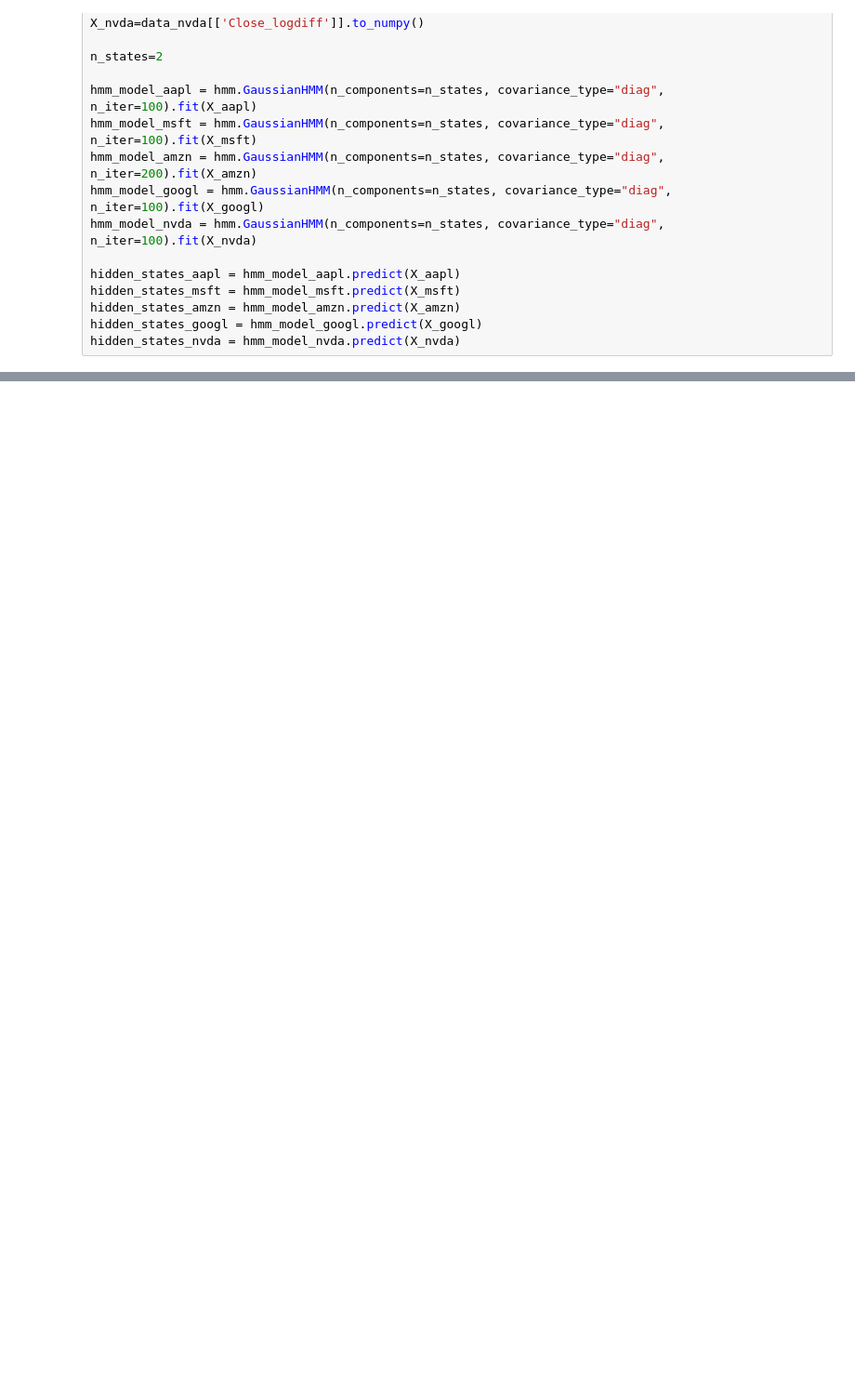
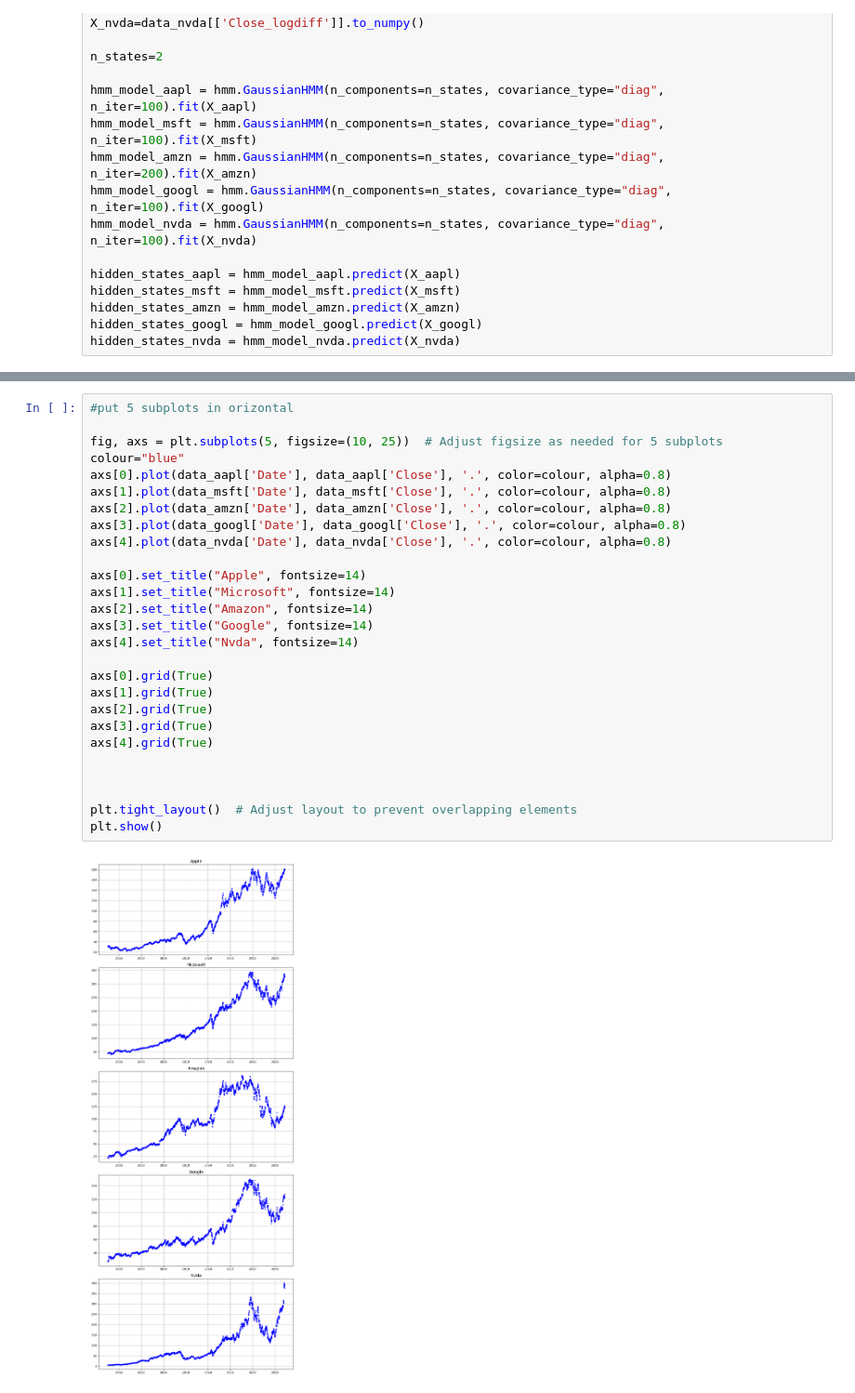
Before and after one commit to mzampar/PML_ARHMM, a Jupyter notebook: hmm_top5_analysis.ipynb, the cells around one changed output, grey strips where cells are left out. Shown at 93% size. Drawn from its saved outputs; the diff is of its cells as text; blank space fills up the shorter version.

```diff
--- a/hmm_top5_analysis.ipynb
+++ b/hmm_top5_analysis.ipynb
@@ -163,0 +164,29 @@ plt.show()
+# %%
+#put 5 subplots in orizontal
+
+fig, axs = plt.subplots(5, figsize=(10, 25))  # Adjust figsize as needed for 5 subplots
+colour="blue"
+axs[0].plot(data_aapl['Date'], data_aapl['Close'], '.', color=colour, alpha=0.8)
+axs[1].plot(data_msft['Date'], data_msft['Close'], '.', color=colour, alpha=0.8)
+axs[2].plot(data_amzn['Date'], data_amzn['Close'], '.', color=colour, alpha=0.8)
+axs[3].plot(data_googl['Date'], data_googl['Close'], '.', color=colour, alpha=0.8)
+axs[4].plot(data_nvda['Date'], data_nvda['Close'], '.', color=colour, alpha=0.8)
+
+axs[0].set_title("Apple", fontsize=14)
+axs[1].set_title("Microsoft", fontsize=14)
+axs[2].set_title("Amazon", fontsize=14)
+axs[3].set_title("Google", fontsize=14)
+axs[4].set_title("Nvda", fontsize=14)
+
+axs[0].grid(True)
+axs[1].grid(True)
+axs[2].grid(True)
+axs[3].grid(True)
+axs[4].grid(True)
+
+
+
+plt.tight_layout()  # Adjust layout to prevent overlapping elements
+plt.show()
+# %% [output]
+[figure, added]
```
Also changed, not shown: parts of 4 cells of this notebook, 2 other files.
